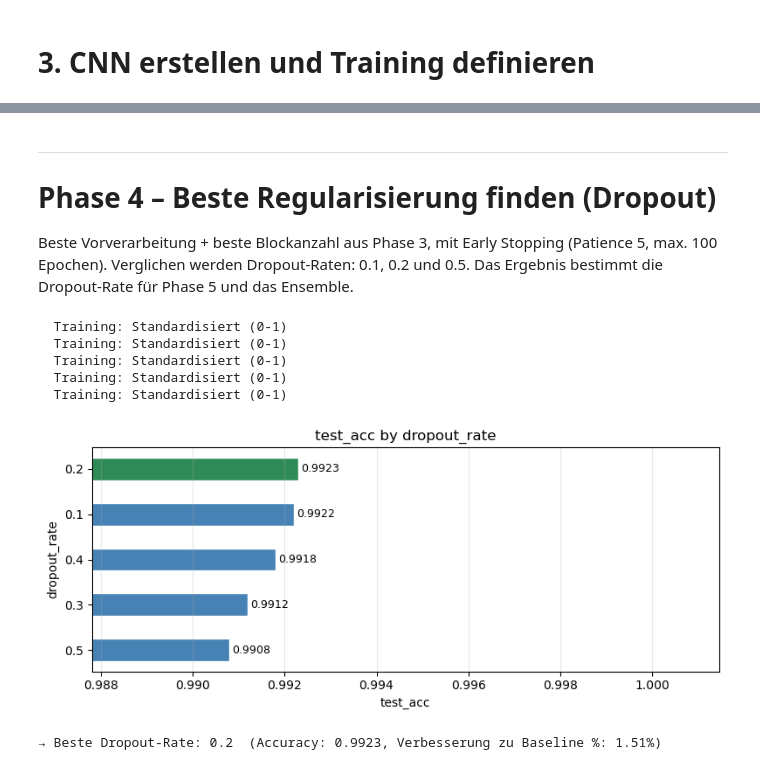
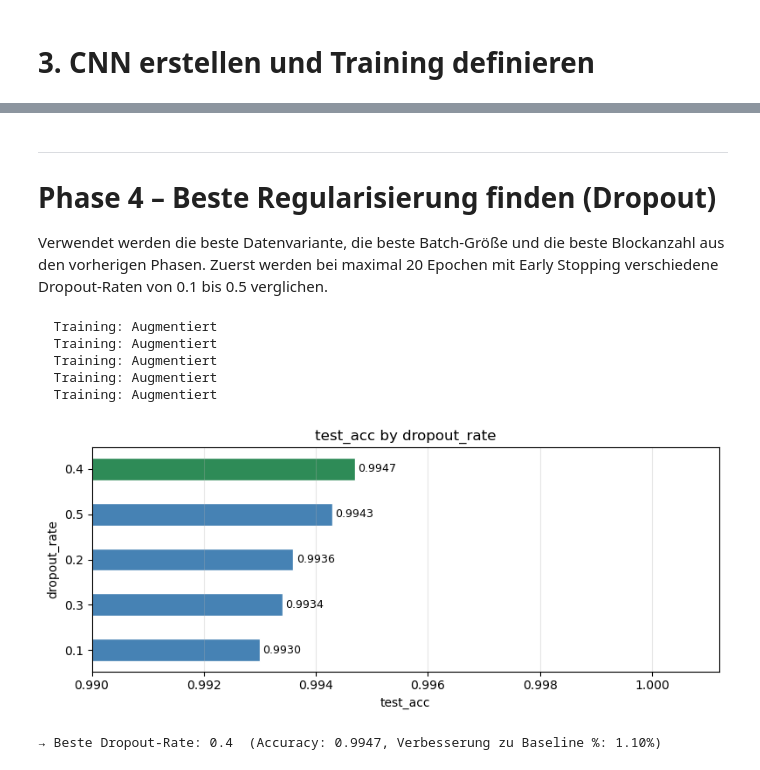
Before and after one commit to ilkersabriorgun/ki-projekt, a Jupyter notebook: Einzelabgaben/Ilker/main.ipynb, the cells around one changed output, grey strips where cells are left out. Saved outputs shown, nothing was run; the diff lists cells and outputs as text; code cells hidden in the pictures.

```diff
--- a/Einzelabgaben/Ilker/main.ipynb
+++ b/Einzelabgaben/Ilker/main.ipynb
@@ -194,6 +189,11 @@ print(f"Intervall Test: [{normalized_0_1_x_test.min()},  {normalized_0_1_x_test.
 
 aug_normalized_0_1_x_train = x_train_aug / 255.0
 aug_normalized_0_1_x_test  = normalized_0_1_x_test
+
+datasets = {
+    "Unverändert": (normalized_0_1_x_train, y_train, normalized_0_1_x_test, y_test),
+    "Augmentiert": (aug_normalized_0_1_x_train, y_train_aug, aug_normalized_0_1_x_test, y_test),
+}
 # %% [output]
 Intervall Training: [0.0, 1.0]
 Intervall Test: [0.0,  1.0]
@@ -424,0 +402,9 @@ Skipping registering GPU devices...
+# %%
+datasets_results, _ = train_and_evaluate_models(
+    datasets,
+    method="Dataset", batch_size=32, epochs=20, blocks=1, early_stop=True,
+)
+
+
+datasets_acc = datasets_results.iloc[0]["test_acc"]
+print(f"\n→ Dataset accuracy (Block, kein Dropout): {datasets_acc:.4f}")
@@ -424,0 +416,10 @@ Skipping registering GPU devices...
+# %%
+plot_metric_distribution_by_group(
+    datasets_results, metric_col="test_acc", group_col="dataset",
+    x_label_rotation=0, ylim=(0.95, 1.0)
+)
+
+best_dataset = datasets_results.iloc[0]["dataset"]
+best_dataset_acc = datasets_results.iloc[0]["test_acc"]
+
+print(f"\nBeste Vorverarbeitungsvariante: {best_dataset} (Test Accuracy: {best_dataset_acc:.4f})")
@@ -502,12 +479,11 @@ Beste Vorverarbeitung aus Phase 2, kein Dropout, 10 Epochen.
 Verglichen werden 1, 2 und 3 Convolutional Blocks.
 Das Ergebnis bestimmt die Blockanzahl für alle weiteren Phasen.
 # %%
-print(f"Trainiere Blockanzahl-Varianten mit Vorverarbeitung: '{best_preprocessing}'...")
 phase3_results = pd.concat(
     [
         train_and_evaluate_models(
-            {best_preprocessing: preprocessing_variants[best_preprocessing]},
-            method="Architecture", batch_size=best_batch_size, epochs=10, blocks=b,
+            {best_dataset: datasets[best_dataset]},
+            method="Architecture", batch_size=best_batch_size, epochs=20, blocks=b, early_stop=True,
         )[0]
         for b in [1, 2, 3]
     ],
@@ -539,39 +514,38 @@ Trainiere Blockanzahl-Varianten mit Vorverarbeitung: 'Standardisiert (0-1)'...
 
 # Phase 4 – Beste Regularisierung finden (Dropout)
 
-Beste Vorverarbeitung + beste Blockanzahl aus Phase 3, mit Early Stopping (Patience 5, max. 100 Epochen).
-Verglichen werden Dropout-Raten: 0.1, 0.2 und 0.5.
-Das Ergebnis bestimmt die Dropout-Rate für Phase 5 und das Ensemble.
+Verwendet werden die beste Datenvariante, die beste Batch-Größe und die beste Blockanzahl aus den vorherigen Phasen.
+Zuerst werden bei maximal 20 Epochen mit Early Stopping verschiedene Dropout-Raten von 0.1 bis 0.5 verglichen.
 # %%
-phase4_parts    = []
+phase4_parts = []
 phase4_histories = {}
 
 for rate in [0.1, 0.2, 0.3, 0.4, 0.5]:
     df, hist = train_and_evaluate_models(
-        {best_preprocessing: preprocessing_variants[best_preprocessing]},
-        method="Dropout", batch_size=best_batch_size, epochs=10,
-        add_dropout=True, dropout_rate=rate, blocks=best_blocks,
+        {best_dataset: datasets[best_dataset]},
+        method="Dropout", batch_size=best_batch_size, epochs=20,
+        add_dropout=True, dropout_rate=rate, blocks=best_blocks, early_stop=True,
     )
     phase4_parts.append(df)
-    phase4_histories[f"Dropout {rate}"] = hist[best_preprocessing]
+    phase4_histories[f"Dropout {rate}"] = hist[best_dataset]
 
 phase4_results = pd.concat(phase4_parts, ignore_index=True)
 
 plot_metric_distribution_by_group(
     phase4_results, metric_col="test_acc", group_col="dropout_rate",
     ylim=(phase4_results["test_acc"].min() - 0.003, 1.0),
 )
 
 best_row = phase4_results.loc[phase4_results["test_acc"].idxmax()]
 best_dropout_rate = float(best_row["dropout_rate"])
 best_dropout_acc = best_row["test_acc"]
 print(f"\n→ Beste Dropout-Rate: {best_dropout_rate}  (Accuracy: {best_dropout_acc:.4f}, Verbesserung zu Baseline %: {(best_dropout_acc - baseline_acc) / baseline_acc * 100:.2f}%)")
 phase4_results
 # %% [output]
-  Training: Standardisiert (0-1)
-  Training: Standardisiert (0-1)
-  Training: Standardisiert (0-1)
-  Training: Standardisiert (0-1)
-  Training: Standardisiert (0-1)
+  Training: Augmentiert
+  Training: Augmentiert
+  Training: Augmentiert
+  Training: Augmentiert
+  Training: Augmentiert
-[figure, old version]
+[figure, new version]
-→ Beste Dropout-Rate: 0.2  (Accuracy: 0.9923, Verbesserung zu Baseline %: 1.51%)
+→ Beste Dropout-Rate: 0.4  (Accuracy: 0.9947, Verbesserung zu Baseline %: 1.10%)
```
Also changed, not shown: parts of 29 cells of this notebook, 4 other files.
